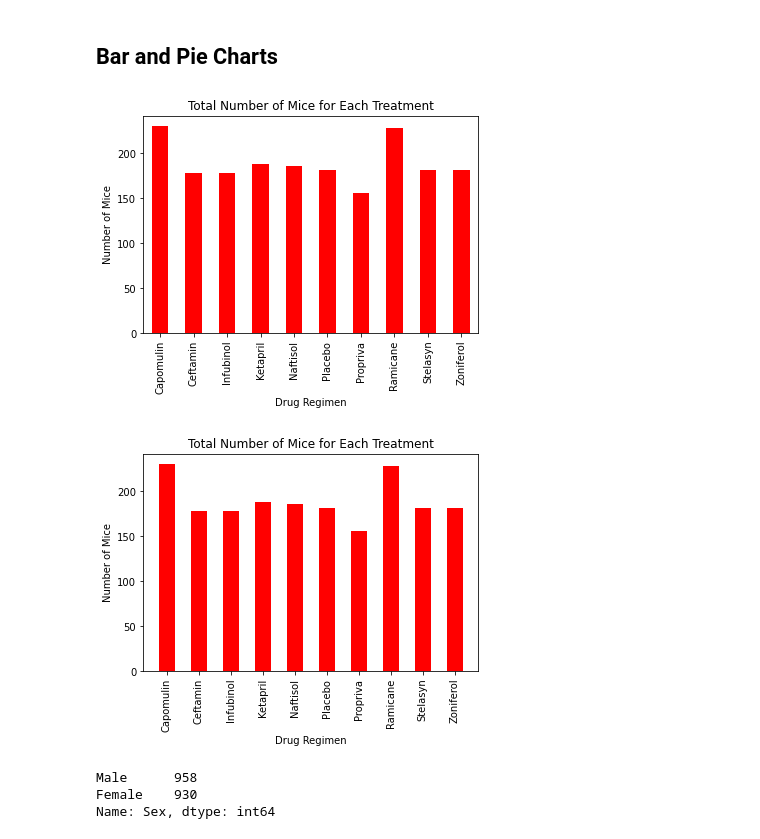
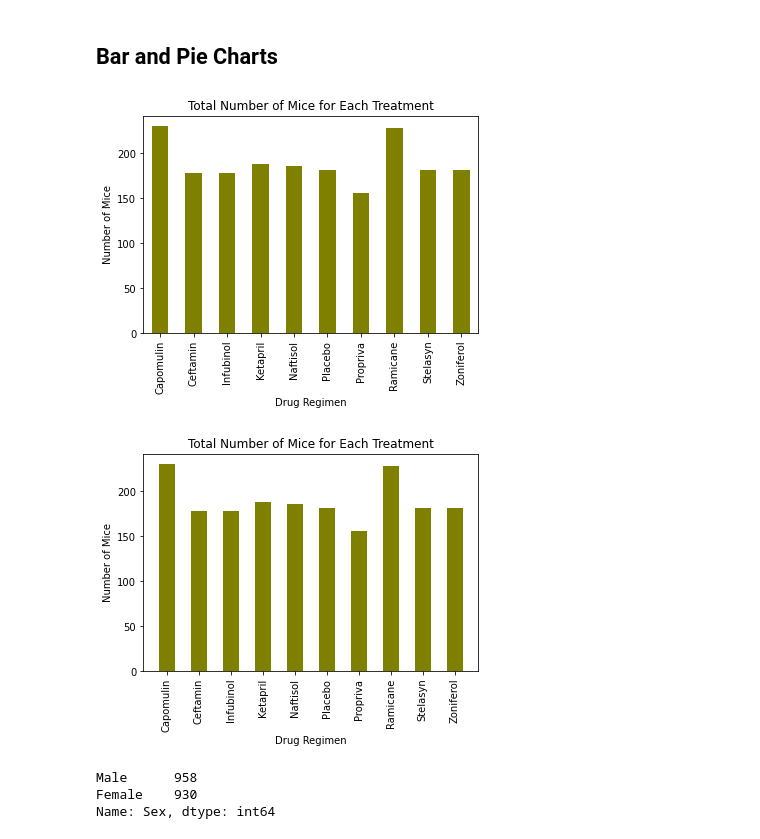
Before and after one commit to SwobabikaJena/matplotlib-challenge, a Jupyter notebook: Pymaceuticals/Pymaceuticals_solved.ipynb, the cells around one changed output. Cells and saved outputs as stored; diff of their text form; code cells hidden in the pictures.

```diff
--- a/Pymaceuticals/Pymaceuticals_solved.ipynb
+++ b/Pymaceuticals/Pymaceuticals_solved.ipynb
@@ -97,25 +103,24 @@ stats_tumorbyregimen
 # %%
 # Generate a bar plot showing the total number of mice for each treatment throughout the course of the study using pandas.
 mice_countDF = cleaned_dataDF.groupby(["Drug Regimen"])[["Mouse ID"]].count()
-
-mice_countDF.plot(kind="bar", color='red',legend = False, width=0.5)
+mice_countDF.plot(kind="bar", color='olive',legend = False, width=0.5)
 plt.title('Total Number of Mice for Each Treatment')
 plt.xlabel('Drug Regimen')
 plt.ylabel('Number of Mice')
 plt.show()
 # %% [output]
-[figure, old version]
+[figure, new version]
 # %%
 # Generate a bar plot showing the total number of mice for each treatment throughout the course of the study using pyplot.
 
-plt.bar(mice_countDF.index ,mice_countDF['Mouse ID'], color= 'red',width=0.5, align="center")
+plt.bar(mice_countDF.index ,mice_countDF['Mouse ID'], color= 'olive',width=0.5, align="center")
 plt.xticks(rotation=90)
 plt.title('Total Number of Mice for Each Treatment')
 plt.xlabel('Drug Regimen')
 plt.ylabel('Number of Mice')
 plt.show()
 # %% [output]
-[figure, old version]
+[figure, new version]
 # %%
 # Generate a pie plot showing the distribution of female versus male mice using pandas
 gender_count = cleaned_dataDF['Sex'].value_counts()
```
Also changed, not shown: parts of 7 cells of this notebook.
